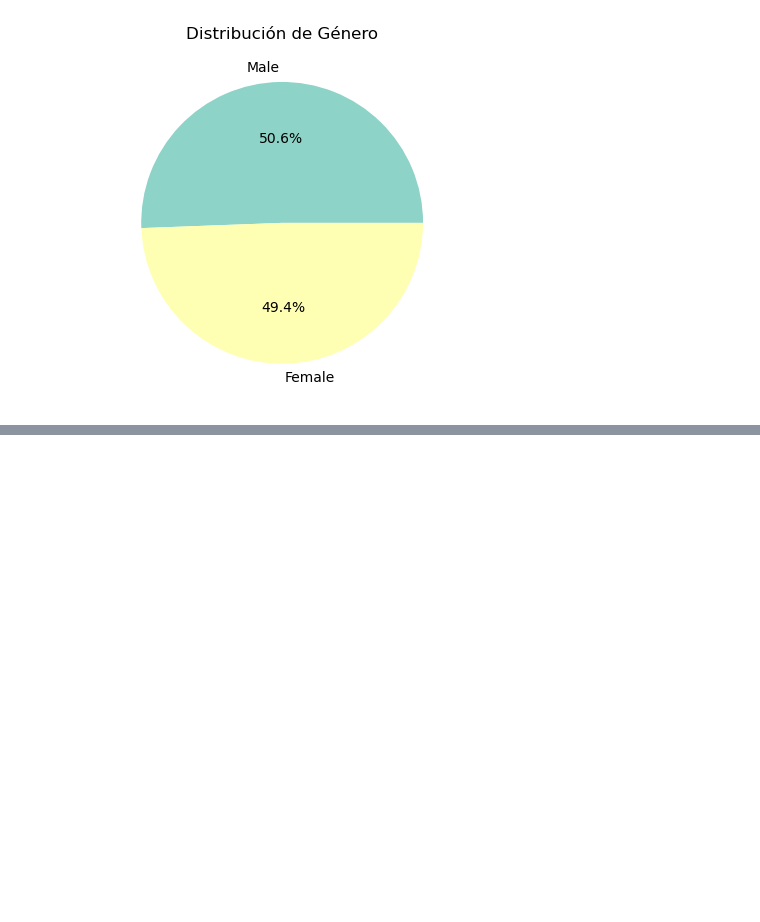
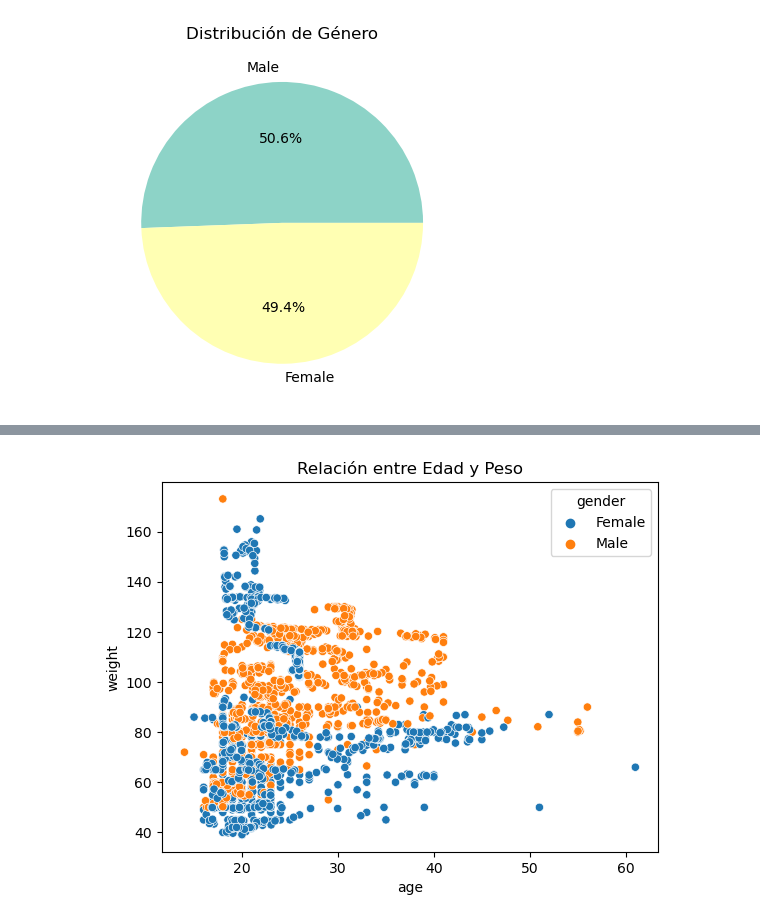
Before and after one commit to Andiwahnon15/Obesity, a Jupyter notebook: notebooks/main-1.ipynb, the cells around one changed output, grey strips where cells are left out. Saved outputs shown, nothing was run; the diff lists cells and outputs as text; code cells hidden in the pictures; blank space fills up the shorter version.

```diff
--- a/notebooks/main-1.ipynb
+++ b/notebooks/main-1.ipynb
@@ -121,0 +136,7 @@ plt.show()
+# %%
+# Relación entre Edad y Peso
+sns.scatterplot(data=df, x='age', y='weight', hue='gender')
+plt.title('Relación entre Edad y Peso')
+plt.show()
+# %% [output]
+[figure, added]
```
Also changed, not shown: parts of 6 cells of this notebook, 1 other file.
